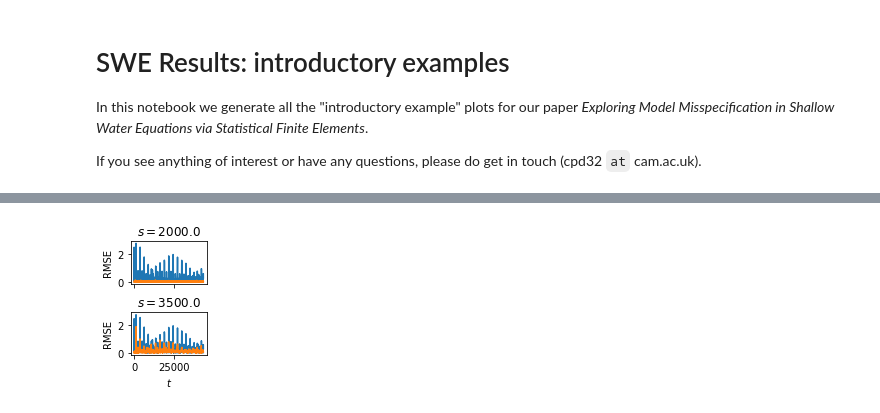
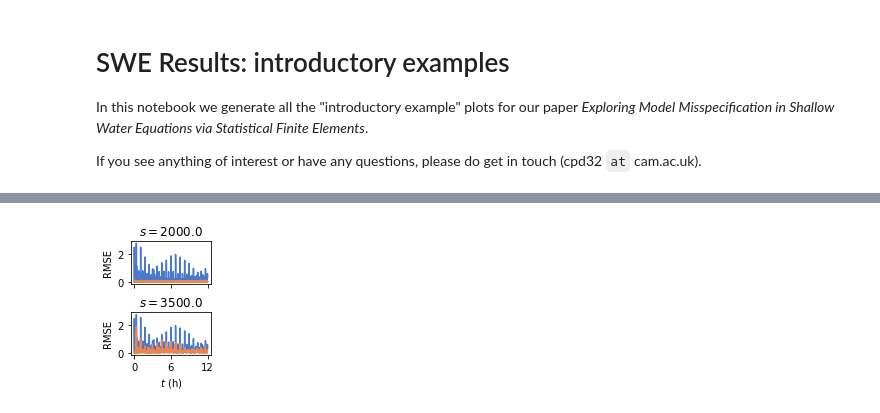
Before and after one commit to connor-duffin/sswe, a Jupyter notebook: notebooks/introductory-examples.ipynb, the cells around one changed output, grey strips where cells are left out. Cells and saved outputs as stored; diff of their text form; code cells hidden in the pictures.

```diff
--- a/notebooks/introductory-examples.ipynb
+++ b/notebooks/introductory-examples.ipynb
@@ -17,3 +17,9 @@ import sys
 sys.path.insert(0, "../src")
 from swe import ShallowOne
 from figures import figure_sizes, texp
+
+import seaborn as sns
+sns.set_palette("muted")
+print(sns.color_palette("muted").as_hex())
+
+DPI = 1000
@@ -109,7 +122,7 @@ def get_errors(output_file):
     rmse_rel = checkpoint["/rmse_rel"][:]
 
     # common coordinates across all
-    coords=dict(t=t_obs,
+    coords=dict(t=t_obs / 3600,
                 s=np.array([s]),
                 nu=np.array([nu]))
 
@@ -129,3 +142,5 @@ for file in files:
 
 errors_nonlinear = xr.merge(errors_ds)
 errors_nonlinear = errors_nonlinear.reindex(nu=errors_nonlinear.nu[::-1])
+
+print(errors_nonlinear)
@@ -132,20 +157,22 @@ errors_nonlinear = errors_nonlinear.reindex(nu=errors_nonlinear.nu[::-1])
 # %%
 p = errors_nonlinear.rmse.plot(hue="nu", row="s",
                                figsize=(0.25 * figure_sizes["fullwidth"],  2.5),
                                sharex=True, sharey=True, add_legend=False)
 # p.figlegend.set_title(r"$\nu$")
 # plt.yscale("log")
 
+errors_nonlinear.t
 s_all =  errors_nonlinear.coords["s"].to_numpy()
 labels = [
     fr"$s = {texp(f'{s:.1f}', False)}$" if s > 0 else "Linear" for s in s_all
 ]
 
 for label, ax in zip(labels, p.axes.flat):
     ax.set_title(label)
     ax.set_ylabel("RMSE")
 
-p.axes.flat[-1].set_xlabel(r"$t$")
-plt.savefig("../figures/intro-example-rmse.pdf", dpi=600)
+p.axes.flat[-1].set_xlabel(r"$t$ (h)")
+plt.xticks([0, 6, 12])
+plt.savefig("../figures/intro-example-rmse.pdf")  #, dpi=DPI)
 # %% [output]
-[figure, old version]
+[figure, new version]
```
Also changed, not shown: parts of 3 cells of this notebook, 3 other files.
